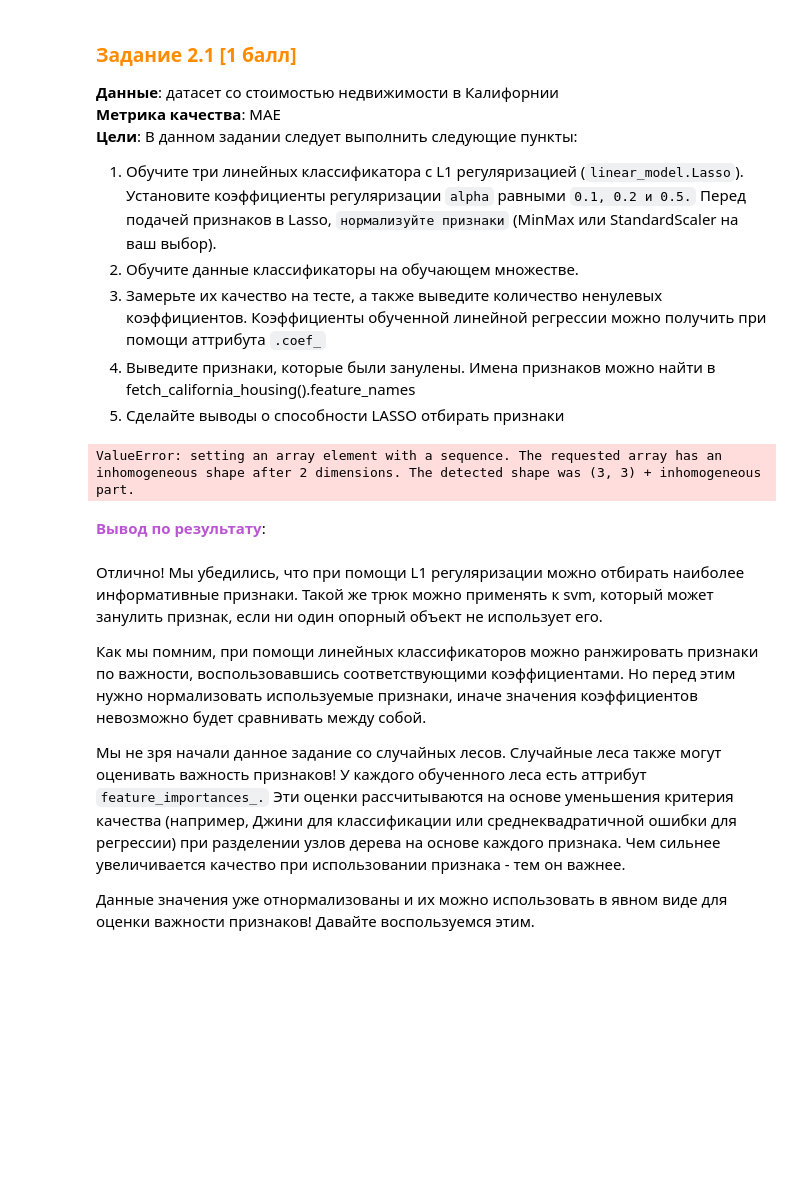
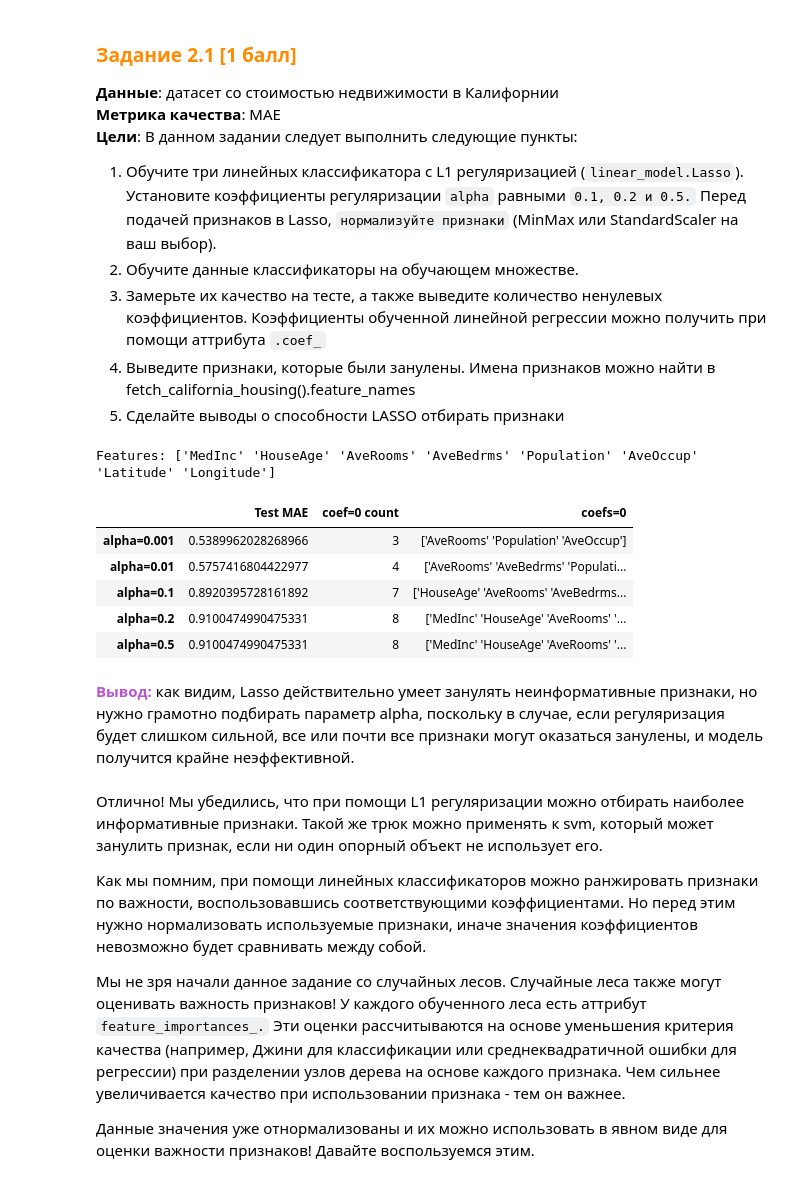
Before and after one commit to gerarte04/mlcmcmsu24, a Jupyter notebook: base/09_random_forest_feature_selection/[Base] Random_forest-feature_selection.ipynb, the cells around one changed output. Saved outputs shown, nothing was run; the diff lists cells and outputs as text; code cells hidden in the pictures; blank space fills up the shorter version.

```diff
--- a/base/09_random_forest_feature_selection/[Base] Random_forest-feature_selection.ipynb
+++ b/base/09_random_forest_feature_selection/[Base] Random_forest-feature_selection.ipynb
@@ -329,27 +330,36 @@ from sklearn.linear_model import Lasso
 # %%
-grid = [0.1, 0.2, 0.5]
-features = fetch_california_housing().feature_names
+grid = [0.001, 0.01, 0.1, 0.2, 0.5]
+features = np.array(fetch_california_housing().feature_names)
 
 lin = [Pipeline([
     ('scaler', MinMaxScaler()),
     ('regressor', Lasso(alpha=i))
 ]).fit(X_train, y_train) for i in grid]
 
 mae = [mean_absolute_error(y_test, lin[i].predict(X_test)) for i in range(len(lin))]
 where_zero = [np.where(lin[i].named_steps['regressor'].coef_ == 0)[0] for i in range(len(lin))]
+str_zero = [str(features[where_zero[i]]) for i in range(len(lin))]
 cnt_zero = [where_zero[i].size for i in range(len(lin))]
 coef_zero = [[features[i] for i in where_zero[j]] for j in range(len(lin))]
 
 df = pd.DataFrame(
-        np.array([mae, cnt_zero, where_zero]).transpose(),
+        np.array([mae, cnt_zero, str_zero]).transpose(),
         index=[f'alpha={i}' for i in grid],
-        columns=['MAE', 'coef=0 count', 'coefs'])
+        columns=['Test MAE', 'coef=0 count', 'coefs=0'])
 print('Features:', features)
+np.set_printoptions(linewidth=100)
+pd.options.display.max_colwidth = 100
 df
 # %% [output]
-ValueError: setting an array element with a sequence. The requested array has an inhomogeneous shape after 2 dimensions. The detected shape was (3, 3) + inhomogeneous part.
+Features: ['MedInc' 'HouseAge' 'AveRooms' 'AveBedrms' 'Population' 'AveOccup' 'Latitude' 'Longitude']
+|  | Test MAE | coef=0 count | coefs=0 |
+| alpha=0.001 | 0.5389962028268966 | 3 | ['AveRooms' 'Population' 'AveOccup'] |
+| alpha=0.01 | 0.5757416804422977 | 4 | ['AveRooms' 'AveBedrms' 'Populati... |
+| alpha=0.1 | 0.8920395728161892 | 7 | ['HouseAge' 'AveRooms' 'AveBedrms... |
+| alpha=0.2 | 0.9100474990475331 | 8 | ['MedInc' 'HouseAge' 'AveRooms' '... |
+| alpha=0.5 | 0.9100474990475331 | 8 | ['MedInc' 'HouseAge' 'AveRooms' '... |
-# %% [markdown]
-**<font color='MediumOrchid'>Вывод по результату</font>**:
+# %% [markdown]
+**<font color='MediumOrchid'>Вывод:</font>** как видим, Lasso действительно умеет занулять неинформативные признаки, но нужно грамотно подбирать параметр alpha, поскольку в случае, если регуляризация будет слишком сильной, все или почти все признаки могут оказаться занулены, и модель получится крайне неэффективной.
 # %% [markdown]
 Отлично! Мы убедились, что при помощи L1 регуляризации можно отбирать наиболее информативные признаки. Такой же трюк можно применять к svm, который может занулить признак, если ни один опорный объект не использует его.
 
```
Also changed, not shown: parts of 12 cells of this notebook.
